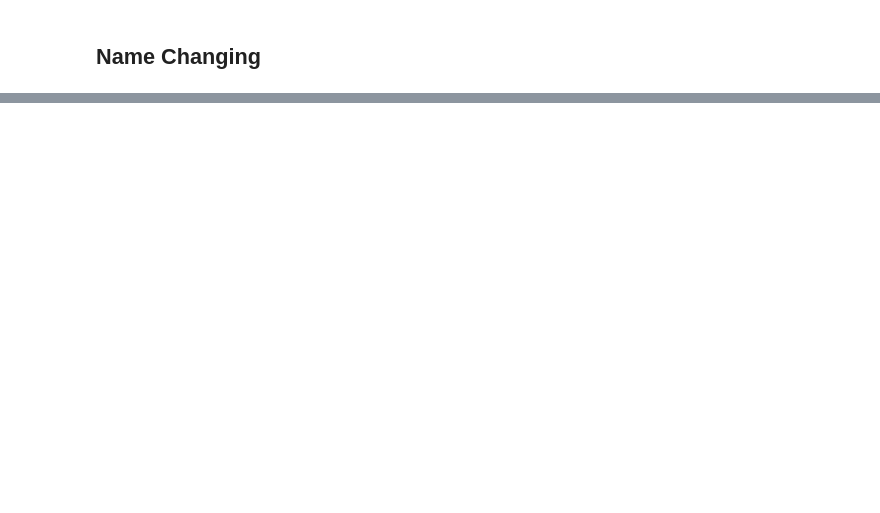
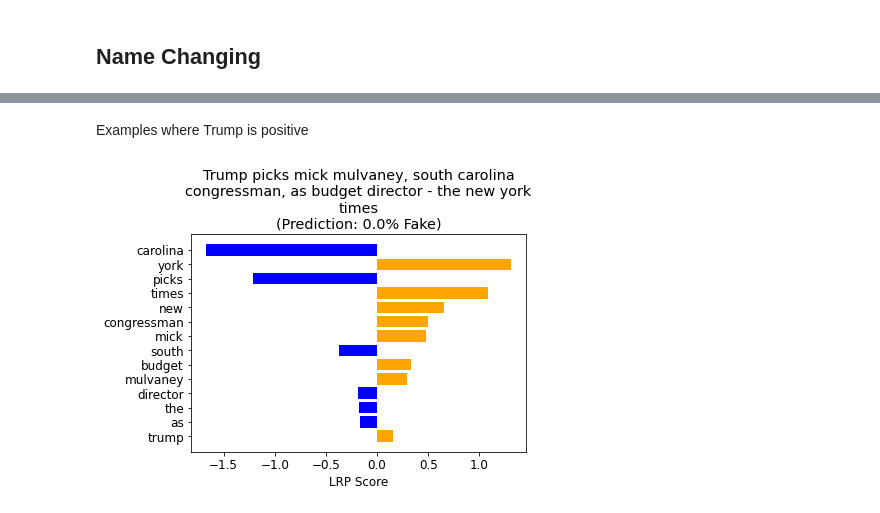
Before and after one commit to ljyflores/fake-news-adversarial-benchmark, a Jupyter notebook: fakebert_tfidf.ipynb, the cells around one changed output, grey strips where cells are left out. Cells and saved outputs as stored; diff of their text form; code cells hidden in the pictures; blank space fills up the shorter version.

```diff
--- a/fakebert_tfidf.ipynb
+++ b/fakebert_tfidf.ipynb
@@ -383,0 +408,6 @@ for i in range(len(vals_pos)):
+# %% [markdown]
+Examples where Trump is positive
+# %%
+explain(corpus_trump[np.where(vals_trump>0)[0][6]], 15)
+# %% [output]
+[figure, added]
```
Also changed, not shown: parts of 33 cells of this notebook, 6 other files.
